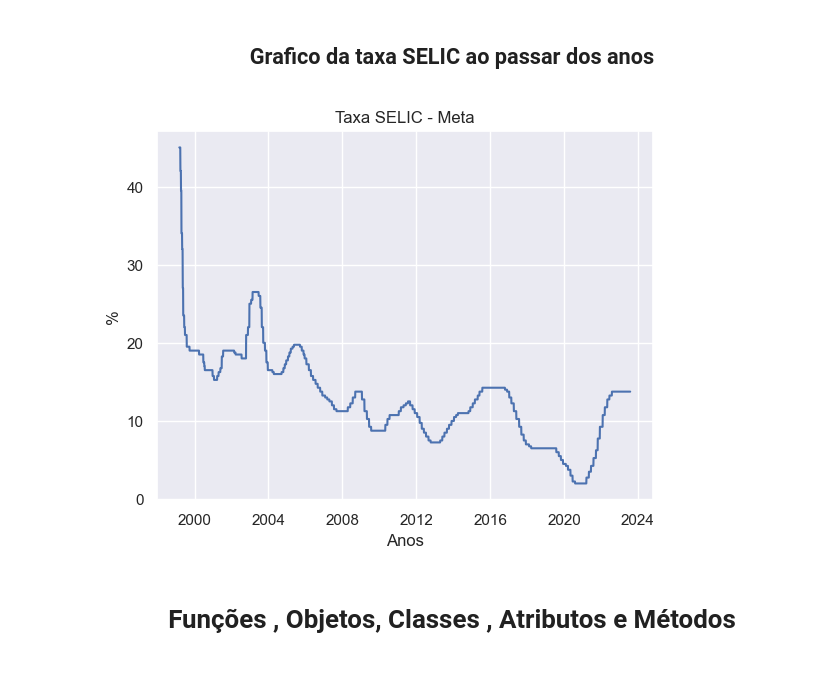
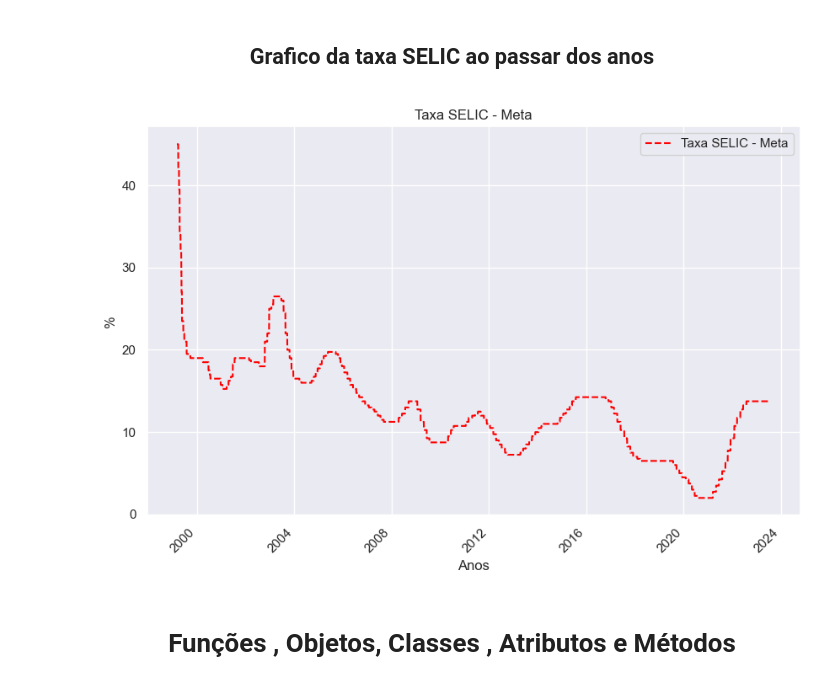
Before and after one commit to kioolz/Python, a Jupyter notebook: PyFi/SELIC/SELIC000.ipynb, the cells around one changed output. Drawn from its saved outputs; the diff is of its cells as text; code cells hidden in the pictures.

```diff
--- a/PyFi/SELIC/SELIC000.ipynb
+++ b/PyFi/SELIC/SELIC000.ipynb
@@ -50,13 +70,16 @@ alfa = pd.date_range()
 <h2><p align="center"> Grafico da taxa SELIC ao passar dos anos </h2></p>
 # %%
 # Usar a biblioteca matplotlib para criar um espaçamento e intervalo definido entre os valores do grafico
-plt.plot(b, a)
+plt.figure(figsize=(10,6))
+plt.plot(b, a, linestyle='dashed', color='red')
+plt.legend(['Taxa SELIC - Meta'])
+plt.xticks(rotation=45, ha='right')
 plt.title("Taxa SELIC - Meta")
 plt.xlabel("Anos")
 plt.ylabel("%")
 plt.grid("True")
 # %% [output]
-[figure, old version]
+[figure, new version]
 # %% [markdown]
 <h1 align="center"> Funções , Objetos, Classes , Atributos e Métodos </h1>
 # %%
```
Also changed, not shown: parts of 3 cells of this notebook.
